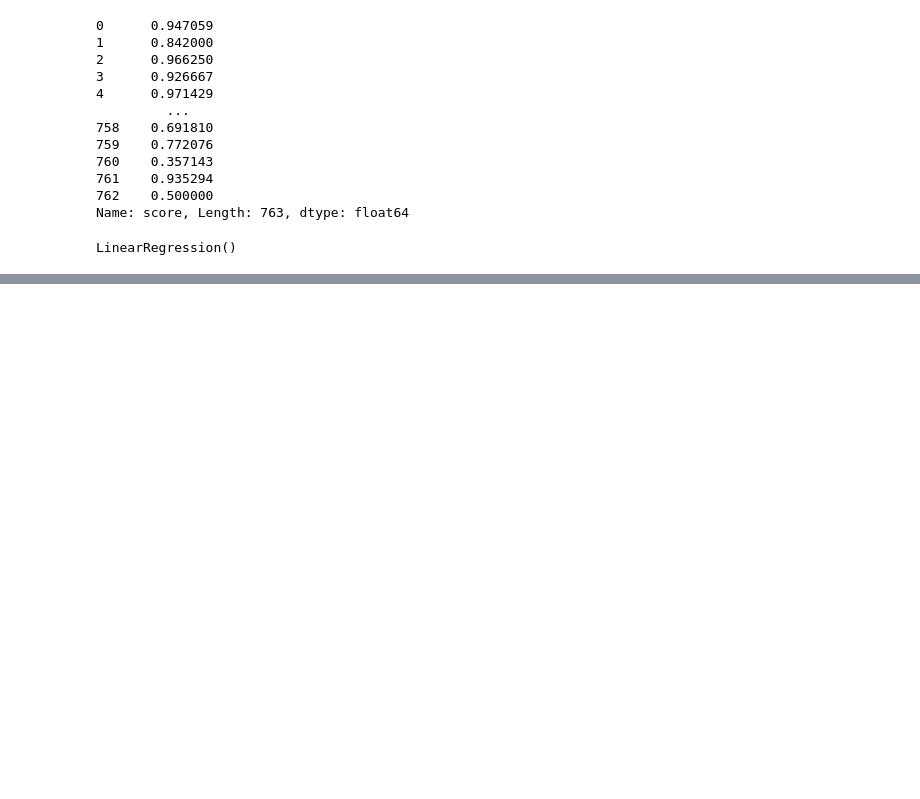
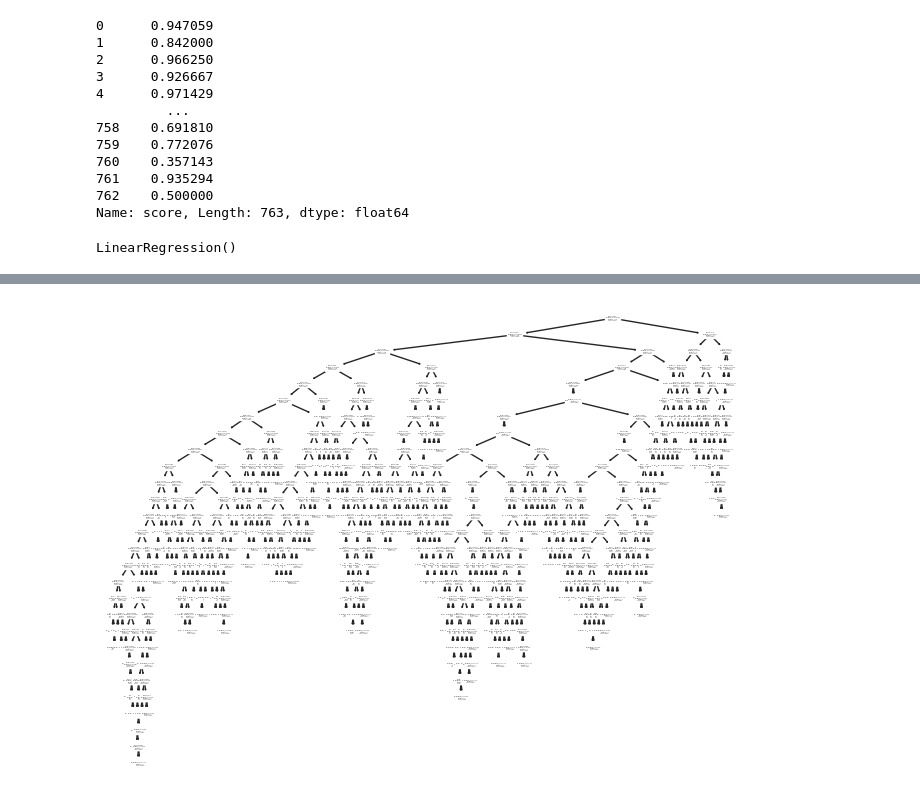
Before and after one commit to veneta13/ILEDA_hackathon, a Jupyter notebook: modeling/score_prediction.ipynb, the cells around one changed output, grey strips where cells are left out. Saved outputs shown, nothing was run; the diff lists cells and outputs as text; code cells hidden in the pictures; blank space fills up the shorter version.

```diff
--- a/modeling/score_prediction.ipynb
+++ b/modeling/score_prediction.ipynb
@@ -241,0 +273,4 @@ plt.plot()
+# %%
+from sklearn.tree import DecisionTreeRegressor
+
+model = DecisionTreeRegressor(random_state = 0)
@@ -241,0 +292,5 @@ plt.plot()
+# %%
+_, ax = plt.subplots(figsize=(8, 6))
+_ = plot_tree(model, ax=ax)
+# %% [output]
+[figure, added]
```
Also changed, not shown: parts of 26 cells of this notebook.
